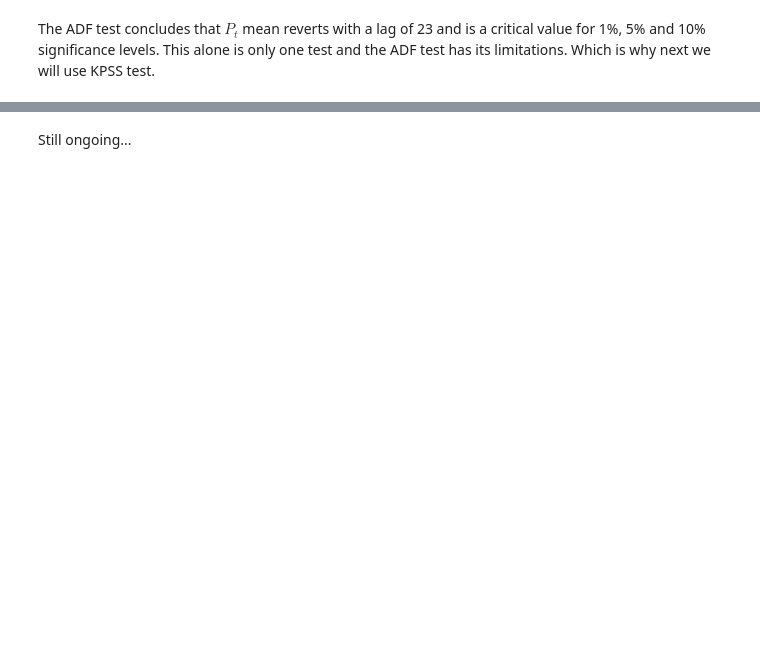
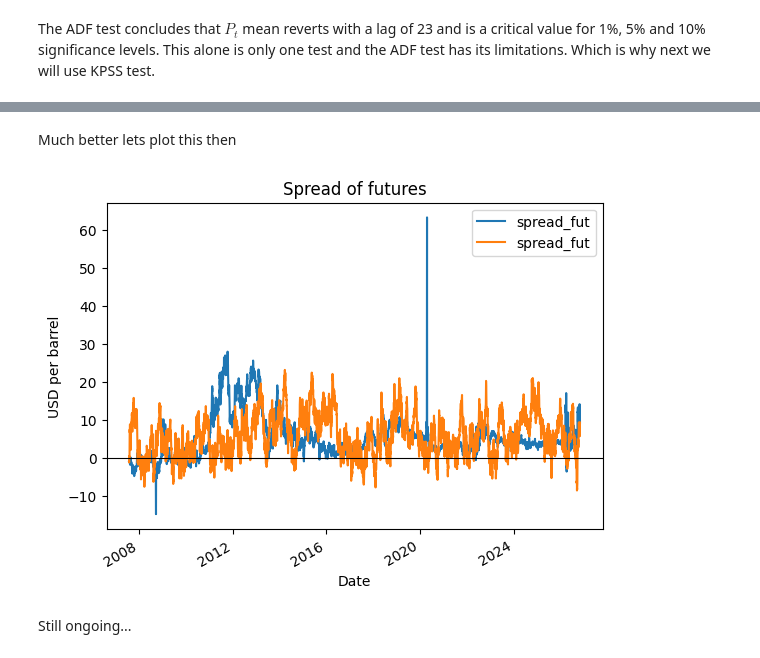
Before and after one commit to Seamuscs/Brent-and-WTI-spread-analysis, a Jupyter notebook: Part_II_Statistical_Analysis.ipynb, the cells around one changed output, grey strips where cells are left out. Drawn from its saved outputs; the diff is of its cells as text; code cells hidden in the pictures; blank space fills up the shorter version.

```diff
--- a/Part_II_Statistical_Analysis.ipynb
+++ b/Part_II_Statistical_Analysis.ipynb
@@ -127,2 +233,17 @@ kpss(futures["spread_fut"])
+# %% [markdown]
+Much better lets plot this then
+# %%
+x0 = futures["spread_fut"].iloc[0]
+path_1 = simulate_OU(x0, len(futures), theta= 0.03163891, mu= 5.27351062, sigma=1.37128807)
+
+path_1_df = pd.DataFrame(path_1, columns=["spread_fut"], index=futures.index)
+OU_model2 = pd.concat([futures["spread_fut"] , path_1_df], axis =1)
+plot_2 = OU_model2.plot()
+plot_2.set_title("Spread of futures")
+plot_2.set_ylabel("USD per barrel")
+plot_2.axhline(0, color="black", linewidth=0.8)
+plt.show()
+# %% [output]
+[figure, added]
 # %% [markdown]
 Still ongoing...
```
Also changed, not shown: parts of 12 cells of this notebook.
